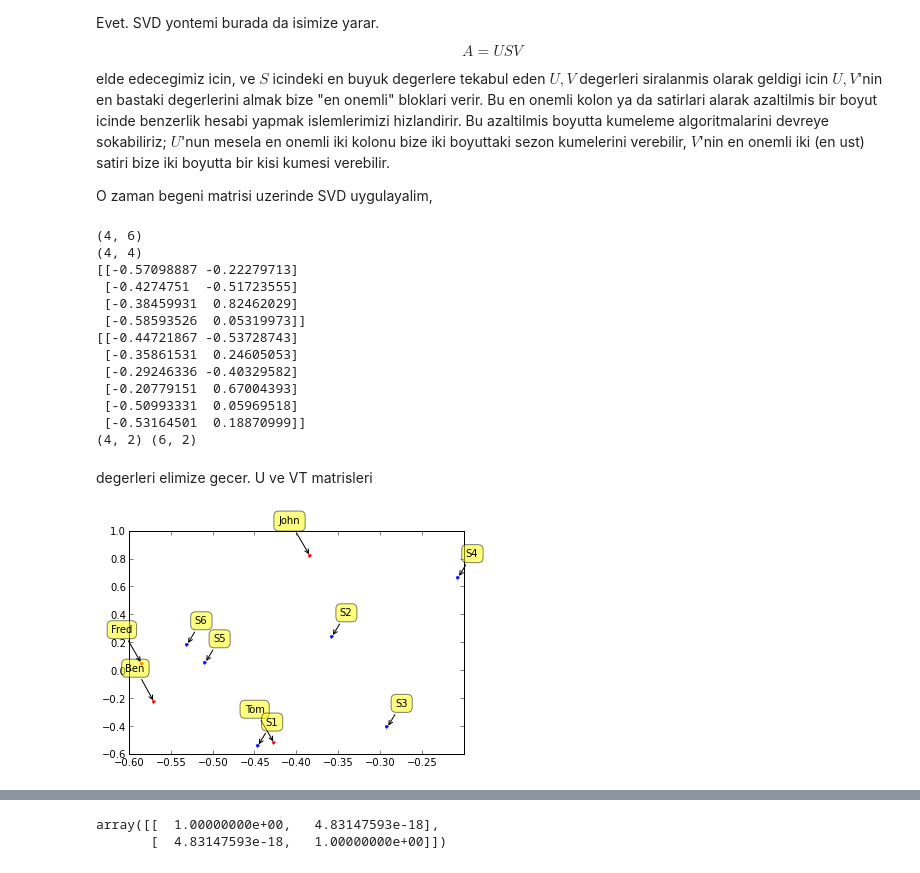
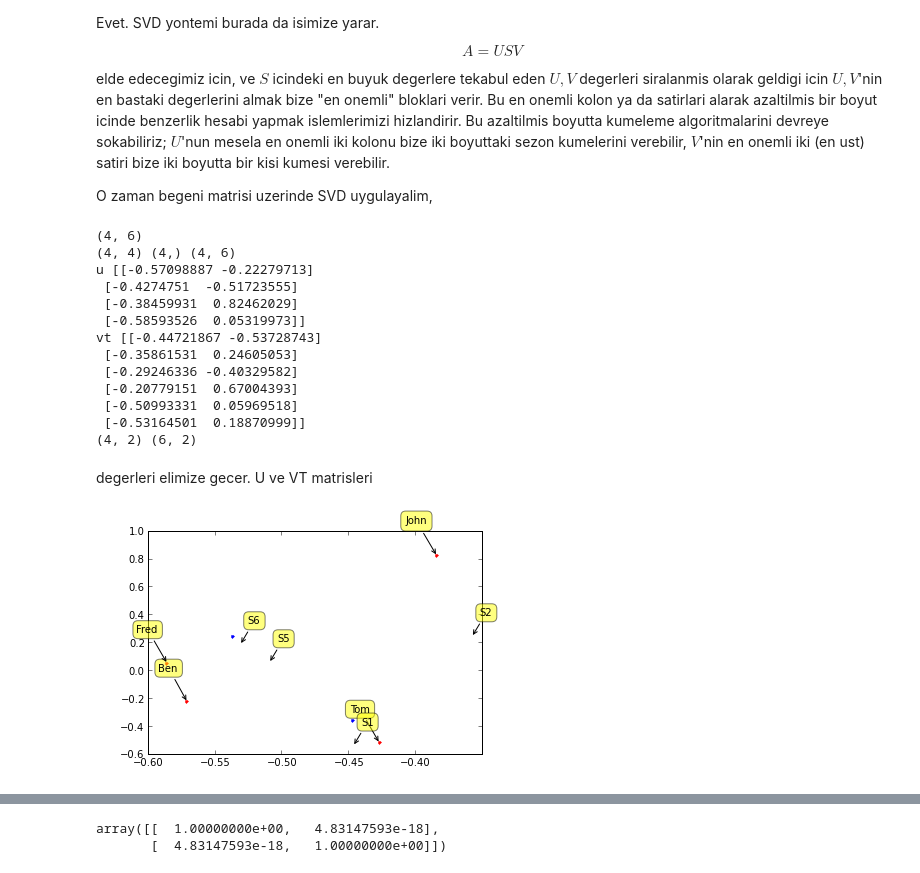
Before and after one commit to theparma/classnotes, a Jupyter notebook: app-math-tr/svdrecom/svdrecom.ipynb, the cells around one changed output, grey strips where cells are left out. Drawn from its saved outputs; the diff is of its cells as text; code cells hidden in the pictures.

```diff
--- a/app-math-tr/svdrecom/svdrecom.ipynb
+++ b/app-math-tr/svdrecom/svdrecom.ipynb
@@ -138,22 +138,22 @@ onemli iki (en ust) satiri bize iki boyutta bir kisi kumesi verebilir.
 O zaman begeni matrisi uzerinde SVD uygulayalim,
 # %%
 from numpy.linalg import linalg as la
-U,Sigma,VT=la.svd(data)
+U,Sigma,V=la.svd(data, full_matrices=False)
 print data.shape
-print U.shape
+print U.shape, Sigma.shape, V.shape
 u = U[:,:2]
-v=VT[:2,:].T
-print u
-print v
-print u.shape, v.shape
+vt=V[:2,:].T
+print 'u', u
+print 'vt', vt
+print u.shape, vt.shape
 # %% [output]
 (4, 6)
-(4, 4)
-[[-0.57098887 -0.22279713]
+(4, 4) (4,) (4, 6)
+u [[-0.57098887 -0.22279713]
  [-0.4274751  -0.51723555]
  [-0.38459931  0.82462029]
  [-0.58593526  0.05319973]]
-[[-0.44721867 -0.53728743]
+vt [[-0.44721867 -0.53728743]
  [-0.35861531  0.24605053]
  [-0.29246336 -0.40329582]
  [-0.20779151  0.67004393]
@@ -165,19 +165,19 @@ degerleri elimize gecer. U ve VT matrisleri
 # %%
 def label_points(d,xx,yy,style):
     for label, x, y in zip(d, xx, yy):
         plt.annotate(
             label,
             xy = (x, y), xytext = style,
             textcoords = 'offset points', ha = 'right', va = 'bottom',
             bbox = dict(boxstyle = 'round,pad=0.5', fc = 'yellow', alpha = 0.5),
             arrowprops = dict(arrowstyle = '->', connectionstyle = 'arc3,rad=0'))
 
 plot(u[:,0],u[:,1],'r.')
 label_points(data.index, u[:, 0], u[:, 1],style=(-10, 30))
-plot(v[:,0],v[:,1],'b.')
-label_points(data.columns, v[:, 0], v[:, 1],style=(20, 20))
+plot(v.T[:,0],v.T[:,1],'b.')
+label_points(data.columns, vt[:, 0], vt[:, 1],style=(20, 20))
 # %% [output]
-[figure, old version]
+[figure, new version]
 # %% [markdown]
 Cok guzel! SVD bize urun bazinda sezon 5 ve 6'nin bir kume
 olusturdugunu, Ben ve Fred'in de kisi bazinda ayri bir kume oldugunu
```
Also changed, not shown: parts of 9 cells of this notebook, 3 other files.
